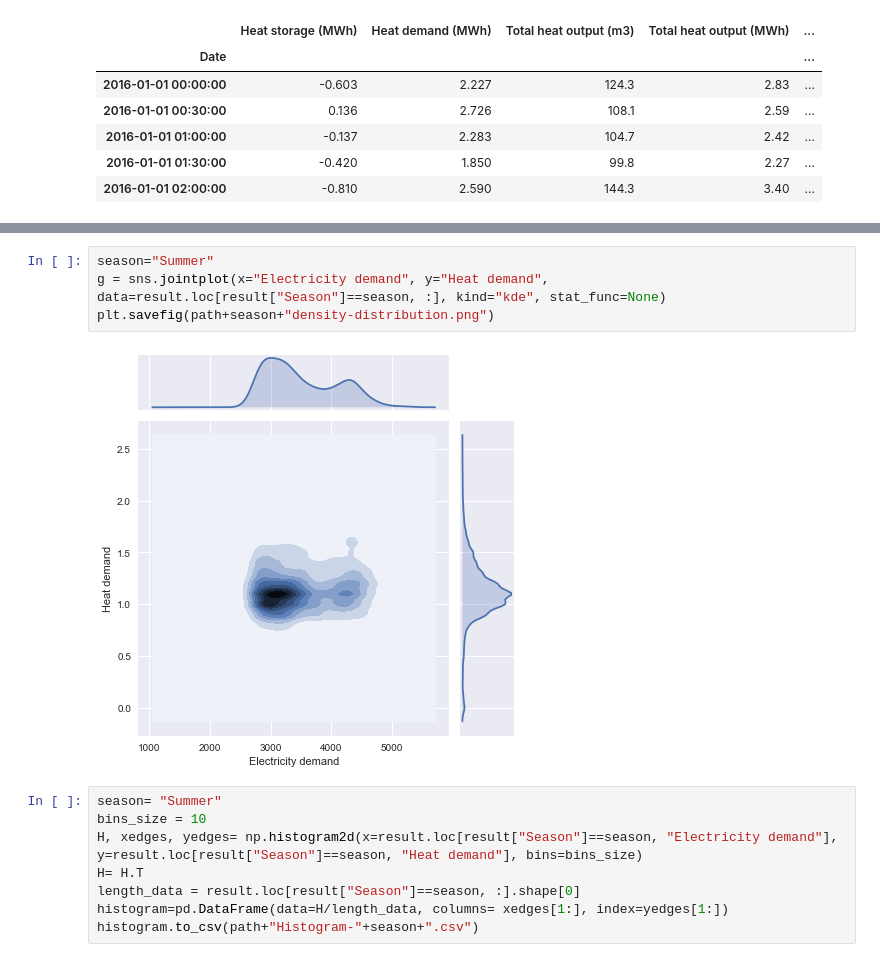
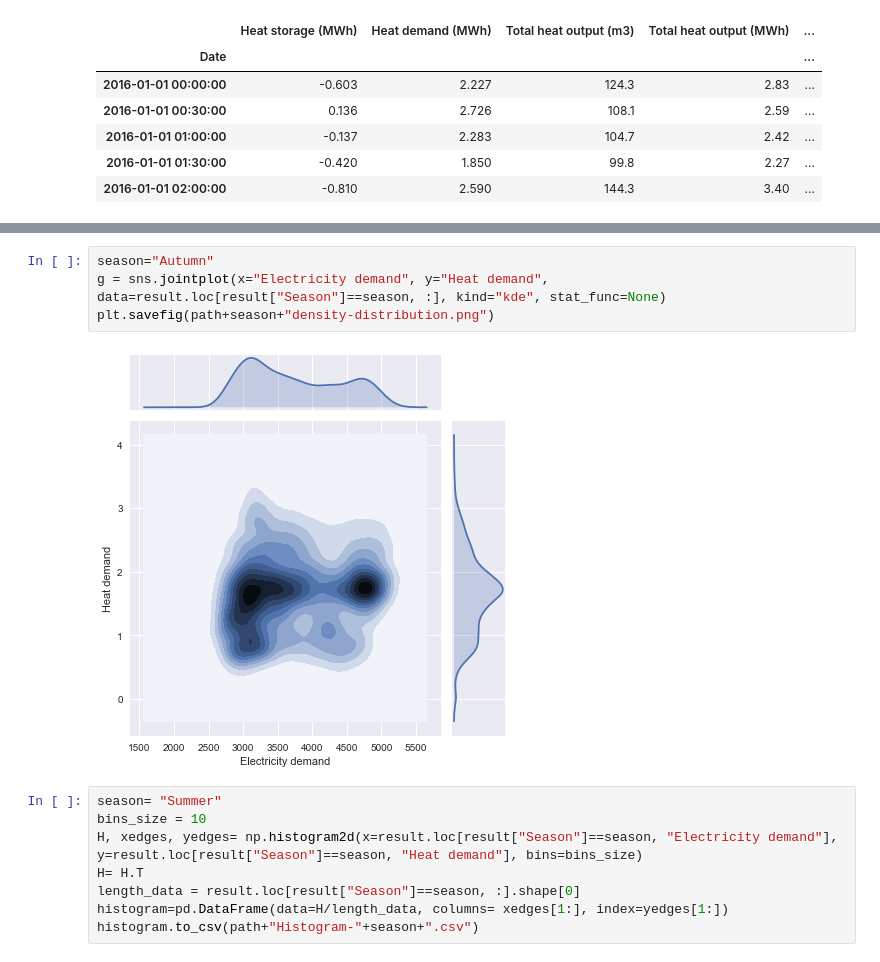
Before and after one commit to AlexandreLab/02---Warwick, a Jupyter notebook: Overall system analysis with Kmeans.ipynb, the cells around one changed output, grey strips where cells are left out. Saved outputs shown, nothing was run; the diff lists cells and outputs as text.

```diff
--- a/Overall system analysis with Kmeans.ipynb
+++ b/Overall system analysis with Kmeans.ipynb
@@ -112,11 +112,11 @@ result.head()
 | 2016-01-01 01:30:00 | 2525 | 1.399 | 1 | Friday | 4 | 1 | 1 | 3 | ... |
 | 2016-01-01 02:00:00 | 2518 | 1.601 | 2 | Friday | 4 | 1 | 1 | 4 | ... |
 # %%
-season="Summer"
+season="Autumn"
 g = sns.jointplot(x="Electricity demand", y="Heat demand", data=result.loc[result["Season"]==season, :], kind="kde", stat_func=None)
 plt.savefig(path+season+"density-distribution.png")
 # %% [output]
-[figure, old version]
+[figure, new version]
 # %%
 season= "Summer"
 bins_size = 10
```
Also changed, not shown: 2 other files.
